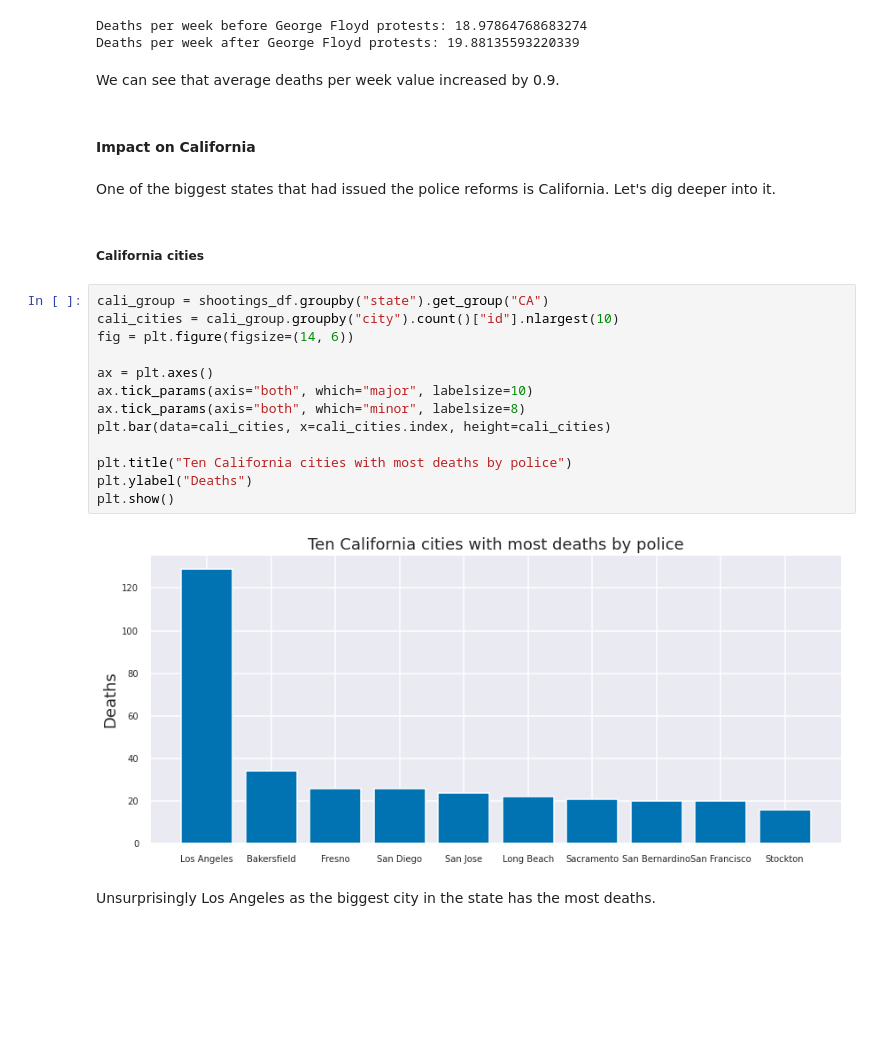
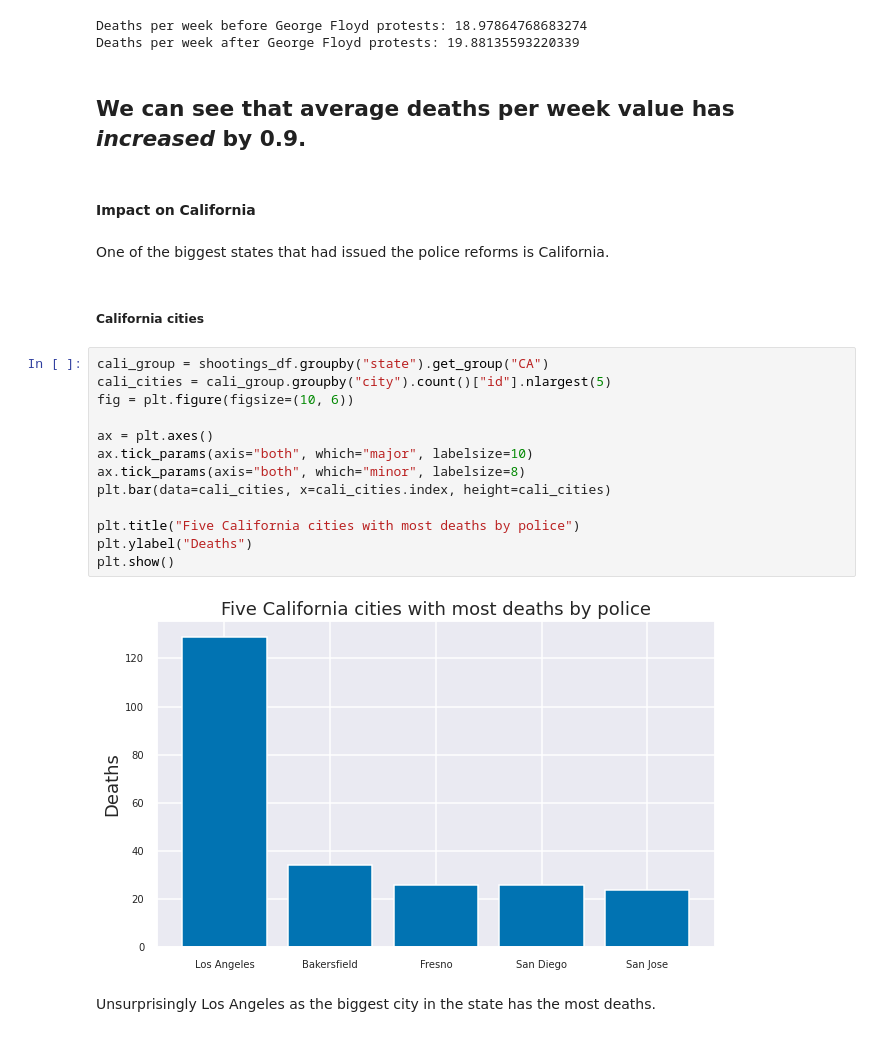
Before and after one commit to vadimiljin/capstone1, a Jupyter notebook: 141.ipynb, the cells around one changed output. Drawn from its saved outputs; the diff is of its cells as text; blank space fills up the shorter version.

```diff
--- a/141.ipynb
+++ b/141.ipynb
@@ -1067,28 +1068,28 @@ print(f"Deaths per week after George Floyd protests: {past_mean}")
 Deaths per week before George Floyd protests: 18.97864768683274
 Deaths per week after George Floyd protests: 19.88135593220339
 # %% [markdown]
-We can see that average deaths per week value increased by 0.9.
+## We can see that average deaths per week value has _increased_ by 0.9.
 # %% [markdown]
 #### Impact on California
 # %% [markdown]
-One of the biggest states that had issued the police reforms is California. Let's dig deeper into it.
+One of the biggest states that had issued the police reforms is California.
 # %% [markdown]
 ##### California cities
 # %%
 cali_group = shootings_df.groupby("state").get_group("CA")
-cali_cities = cali_group.groupby("city").count()["id"].nlargest(10)
-fig = plt.figure(figsize=(14, 6))
+cali_cities = cali_group.groupby("city").count()["id"].nlargest(5)
+fig = plt.figure(figsize=(10, 6))
 
 ax = plt.axes()
 ax.tick_params(axis="both", which="major", labelsize=10)
 ax.tick_params(axis="both", which="minor", labelsize=8)
 plt.bar(data=cali_cities, x=cali_cities.index, height=cali_cities)
 
-plt.title("Ten California cities with most deaths by police")
+plt.title("Five California cities with most deaths by police")
 plt.ylabel("Deaths")
 plt.show()
 # %% [output]
-[figure, old version]
+[figure, new version]
 # %% [markdown]
 Unsurprisingly Los Angeles as the biggest city in the state has the most deaths.
 # %% [markdown]
```
Also changed, not shown: parts of 61 cells of this notebook, 1 other file.
